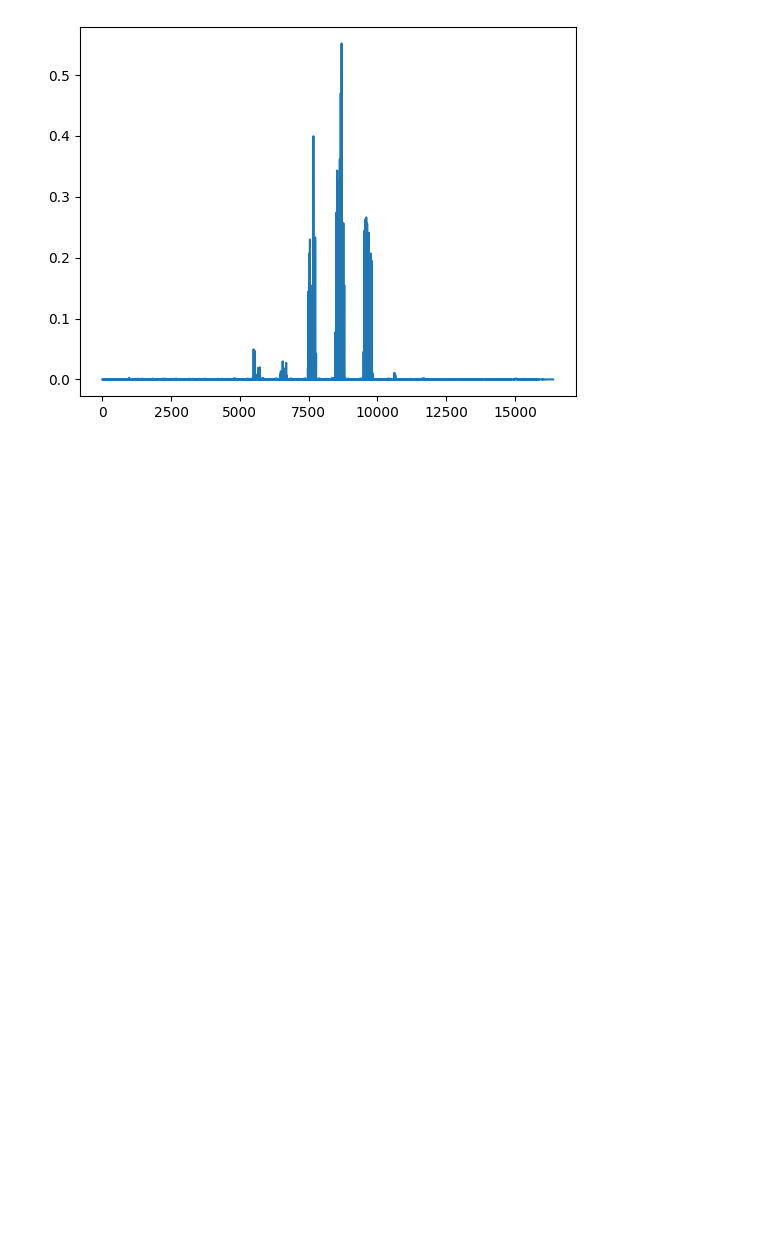
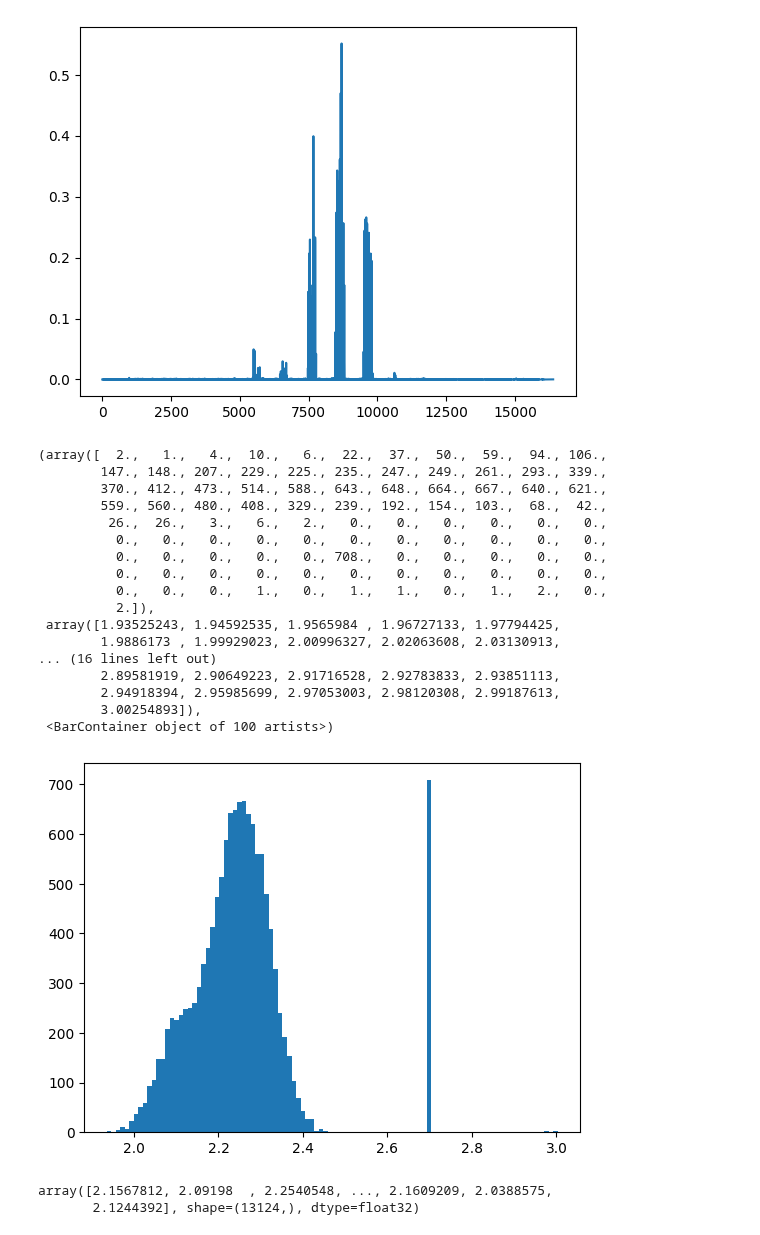
Before and after one commit to Exascale-Systems/geai, a Jupyter notebook: archive/debugger.ipynb, the cells around one changed output. Saved outputs shown, nothing was run; the diff lists cells and outputs as text; code cells hidden in the pictures; blank space fills up the shorter version.

```diff
--- a/archive/debugger.ipynb
+++ b/archive/debugger.ipynb
@@ -675,3 +675,46 @@ plt.plot(pred_phys_flat)
 plt.show()
 # %% [output]
 [figure]
+# %%
+import torch
+import h5py
+import numpy as np
+import math
+import matplotlib.pyplot as plt
+
+def compute_stats(h5_path):
+    gz_min, gz_max, rho_min, rho_max = math.inf, -math.inf, math.inf, -math.inf
+    with h5py.File(h5_path, "r") as f:
+        for s in f["samples"].values():
+            gz = s["gz"][()]
+            tm = s["true_model"][()]
+    return gz, tm
+
+gz, tm = compute_stats("datasets/sg_overfit.h5")
+tm_p = tm[np.where(tm>1)]
+
+plt.hist(tm_p, bins=100)
+# %% [output]
+(array([  2.,   1.,   4.,  10.,   6.,  22.,  37.,  50.,  59.,  94., 106.,
+        147., 148., 207., 229., 225., 235., 247., 249., 261., 293., 339.,
+        370., 412., 473., 514., 588., 643., 648., 664., 667., 640., 621.,
+        559., 560., 480., 408., 329., 239., 192., 154., 103.,  68.,  42.,
+         26.,  26.,   3.,   6.,   2.,   0.,   0.,   0.,   0.,   0.,   0.,
+          0.,   0.,   0.,   0.,   0.,   0.,   0.,   0.,   0.,   0.,   0.,
+          0.,   0.,   0.,   0.,   0., 708.,   0.,   0.,   0.,   0.,   0.,
+          0.,   0.,   0.,   0.,   0.,   0.,   0.,   0.,   0.,   0.,   0.,
+          0.,   0.,   0.,   1.,   0.,   1.,   1.,   0.,   1.,   2.,   0.,
+          2.]),
+ array([1.93525243, 1.94592535, 1.9565984 , 1.96727133, 1.97794425,
+        1.9886173 , 1.99929023, 2.00996327, 2.02063608, 2.03130913,
+... (16 lines left out)
+        2.89581919, 2.90649223, 2.91716528, 2.92783833, 2.93851113,
+        2.94918394, 2.95985699, 2.97053003, 2.98120308, 2.99187613,
+        3.00254893]),
+ <BarContainer object of 100 artists>)
+[figure, added]
+# %%
+tm_p
+# %% [output]
+array([2.1567812, 2.09198  , 2.2540548, ..., 2.1609209, 2.0388575,
+       2.1244392], shape=(13124,), dtype=float32)
```
Also changed, not shown: 5 other files.
